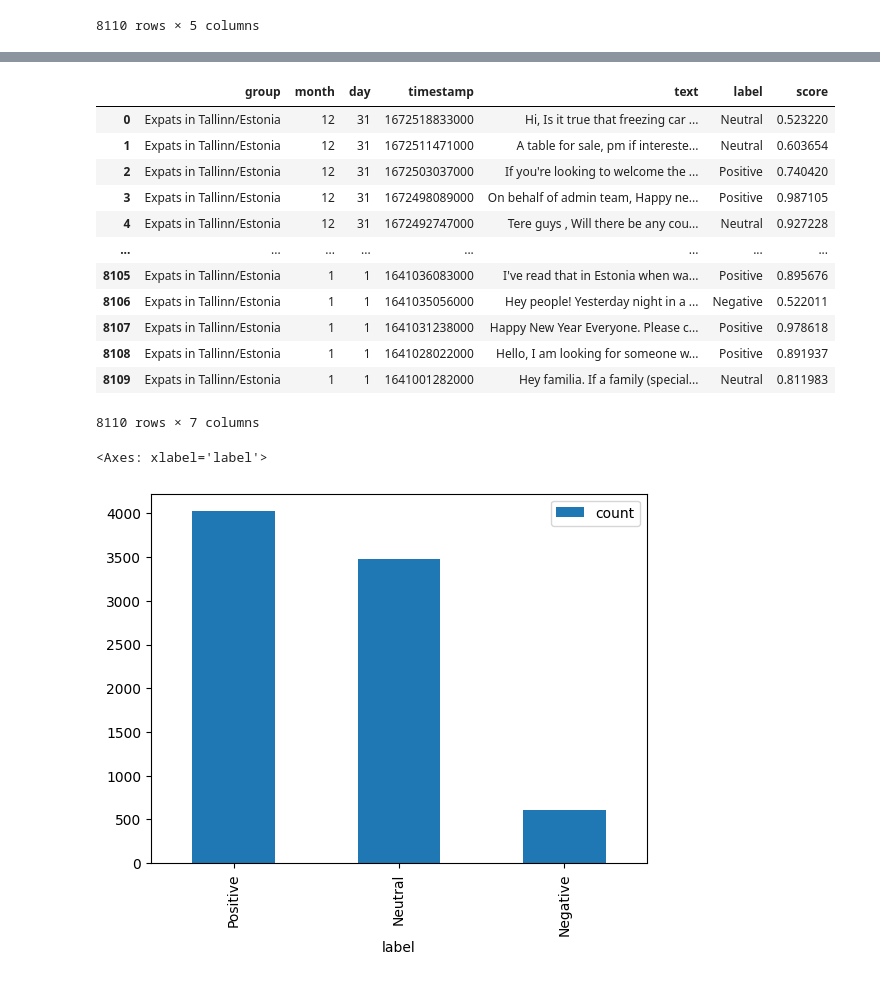
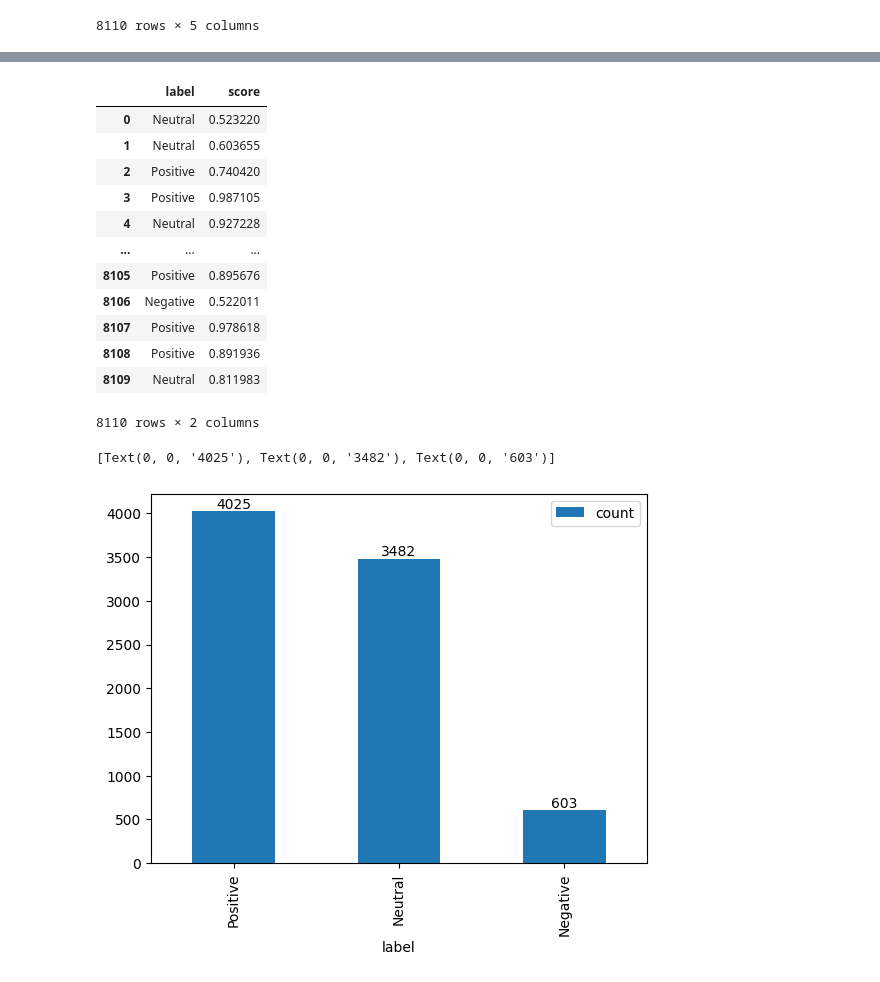
Before and after one commit to Th1nkK1D/open-society-technologies-thesis, a Jupyter notebook: text-analysis/sentimental-analysis.ipynb, the cells around one changed output, grey strips where cells are left out. Cells and saved outputs as stored; diff of their text form; code cells hidden in the pictures.

Commit message:
fix(text-analysis): correct sentiment label

```diff
--- a/text-analysis/sentimental-analysis.ipynb
+++ b/text-analysis/sentimental-analysis.ipynb
@@ -66,6 +48,6 @@ sentiment
  {'label': 'LABEL_0', 'score': 0.9020897150039673},
  ...]
 # %%
-result = data.join(pd.DataFrame(sentiment))
+result = pd.DataFrame(sentiment)
 result
 # %% [output]
@@ -92,27 +74,29 @@ senti_label = {
 result['label'] = [senti_label[label] for label in result['label']]
 result
 # %% [output]
-|  | group | month | day | timestamp | text | label | score |
-| 0 | Expats in Tallinn/Estonia | 12 | 31 | 1672518833000 | Hi, Is it true that freezing car ... | Neutral | 0.523220 |
-| 1 | Expats in Tallinn/Estonia | 12 | 31 | 1672511471000 | A table for sale, pm if intereste... | Neutral | 0.603654 |
-| 2 | Expats in Tallinn/Estonia | 12 | 31 | 1672503037000 | If you're looking to welcome the ... | Positive | 0.740420 |
-| 3 | Expats in Tallinn/Estonia | 12 | 31 | 1672498089000 | On behalf of admin team, Happy ne... | Positive | 0.987105 |
-| 4 | Expats in Tallinn/Estonia | 12 | 31 | 1672492747000 | Tere guys , Will there be any cou... | Neutral | 0.927228 |
-| ... | ... | ... | ... | ... | ... | ... | ... |
-| 8105 | Expats in Tallinn/Estonia | 1 | 1 | 1641036083000 | I've read that in Estonia when wa... | Positive | 0.895676 |
-| 8106 | Expats in Tallinn/Estonia | 1 | 1 | 1641035056000 | Hey people! Yesterday night in a ... | Negative | 0.522011 |
-| 8107 | Expats in Tallinn/Estonia | 1 | 1 | 1641031238000 | Happy New Year Everyone. Please c... | Positive | 0.978618 |
-| 8108 | Expats in Tallinn/Estonia | 1 | 1 | 1641028022000 | Hello, I am looking for someone w... | Positive | 0.891937 |
-| 8109 | Expats in Tallinn/Estonia | 1 | 1 | 1641001282000 | Hey familia. If a family (special... | Neutral | 0.811983 |
+|  | label | score |
+| 0 | Neutral | 0.523220 |
+| 1 | Neutral | 0.603655 |
+| 2 | Positive | 0.740420 |
+| 3 | Positive | 0.987105 |
+| 4 | Neutral | 0.927228 |
+| ... | ... | ... |
+| 8105 | Positive | 0.895676 |
+| 8106 | Negative | 0.522011 |
+| 8107 | Positive | 0.978618 |
+| 8108 | Positive | 0.891936 |
+| 8109 | Neutral | 0.811983 |
-8110 rows × 7 columns
+8110 rows × 2 columns
 # %%
 result.to_csv('sentiment_output.csv')
 # %%
-result.groupby('label').text.count() \
+ax = result.groupby('label').label.count() \
         .reset_index(name='count') \
         .sort_values(['count'], ascending=False) \
         .head(20).reset_index(drop=True) \
         .plot.bar(x='label')
+
+ax.bar_label(ax.containers[0], label_type='edge')
 # %% [output]
-<Axes: xlabel='label'>
+[Text(0, 0, '4025'), Text(0, 0, '3482'), Text(0, 0, '603')]
-[figure, old version]
+[figure, new version]
```
Also changed, not shown: parts of 5 cells of this notebook, 2 other files.
